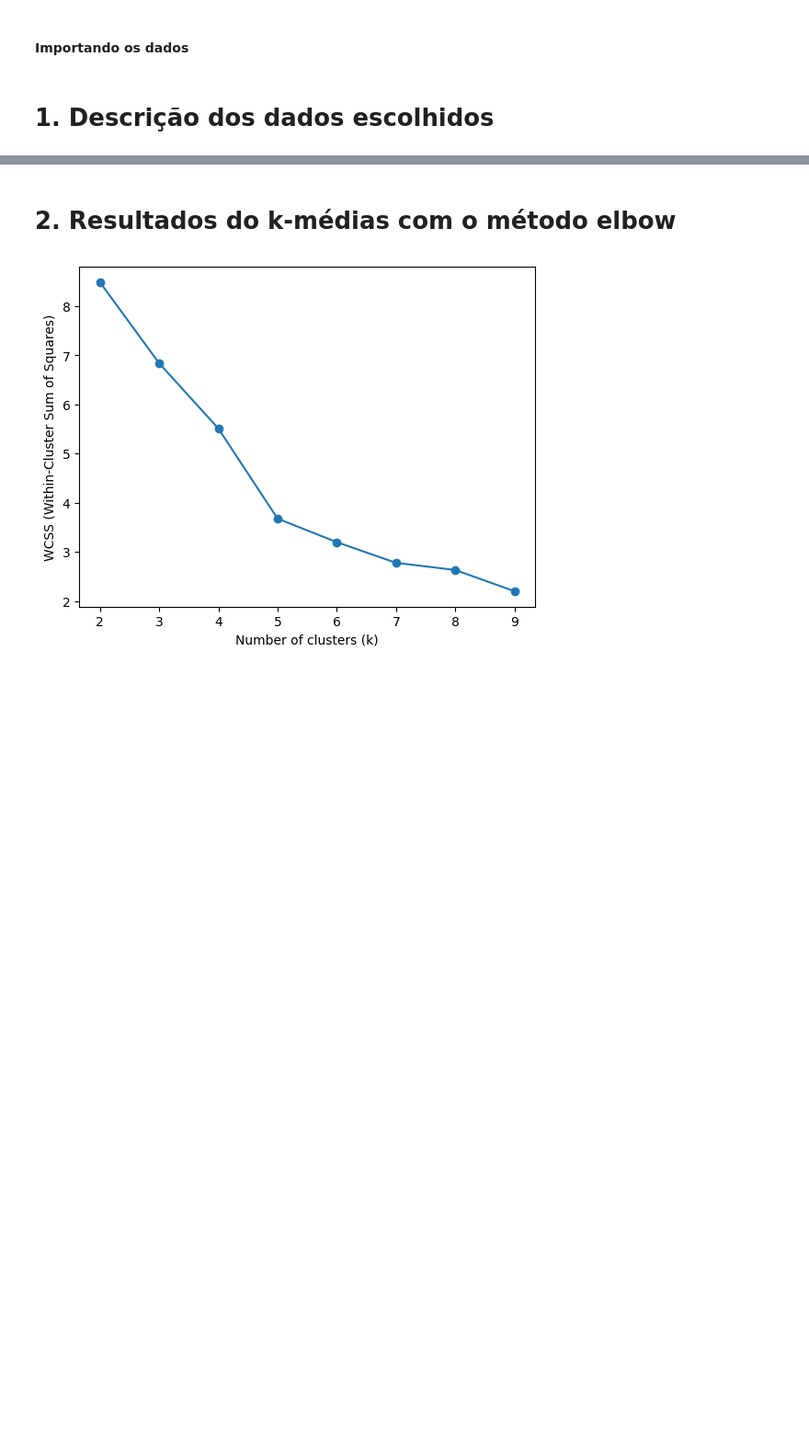
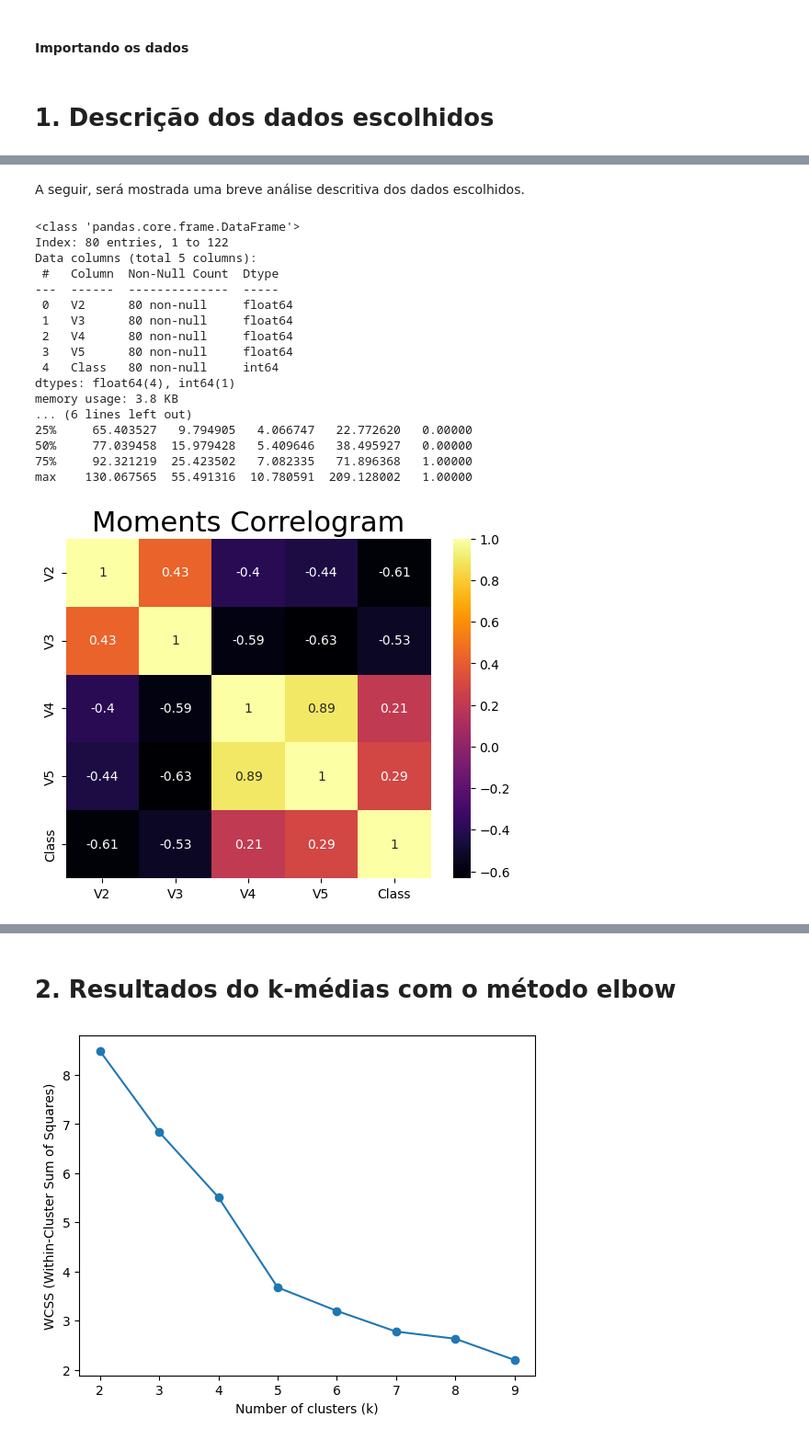
Before and after one commit to Samirnunes/cmc-15-ia, a Jupyter notebook: lab3/src/projeto2_am.ipynb, the cells around one changed output, grey strips where cells are left out. Shown at 92% size. Cells and saved outputs as stored; diff of their text form; code cells hidden in the pictures; blank space fills up the shorter version.

```diff
--- a/lab3/src/projeto2_am.ipynb
+++ b/lab3/src/projeto2_am.ipynb
@@ -279,0 +286,24 @@ X_train, _, y_train, _ = loader.load(subset)
+# %% [markdown]
+A seguir, será mostrada uma breve análise descritiva dos dados escolhidos.
+# %%
+analyzer = DataAnalyzer(X_train, y_train)
+analyzer.analyze()
+# %% [output]
+<class 'pandas.core.frame.DataFrame'>
+Index: 80 entries, 1 to 122
+Data columns (total 5 columns):
+ #   Column  Non-Null Count  Dtype
+---  ------  --------------  -----
+ 0   V2      80 non-null     float64
+ 1   V3      80 non-null     float64
+ 2   V4      80 non-null     float64
+ 3   V5      80 non-null     float64
+ 4   Class   80 non-null     int64
+dtypes: float64(4), int64(1)
+memory usage: 3.8 KB
+... (6 lines left out)
+25%     65.403527   9.794905   4.066747   22.772620   0.00000
+50%     77.039458  15.979428   5.409646   38.495927   0.00000
+75%     92.321219  25.423502   7.082335   71.896368   1.00000
+max    130.067565  55.491316  10.780591  209.128002   1.00000
+[figure, added]
```
Also changed, not shown: parts of 10 cells of this notebook.
